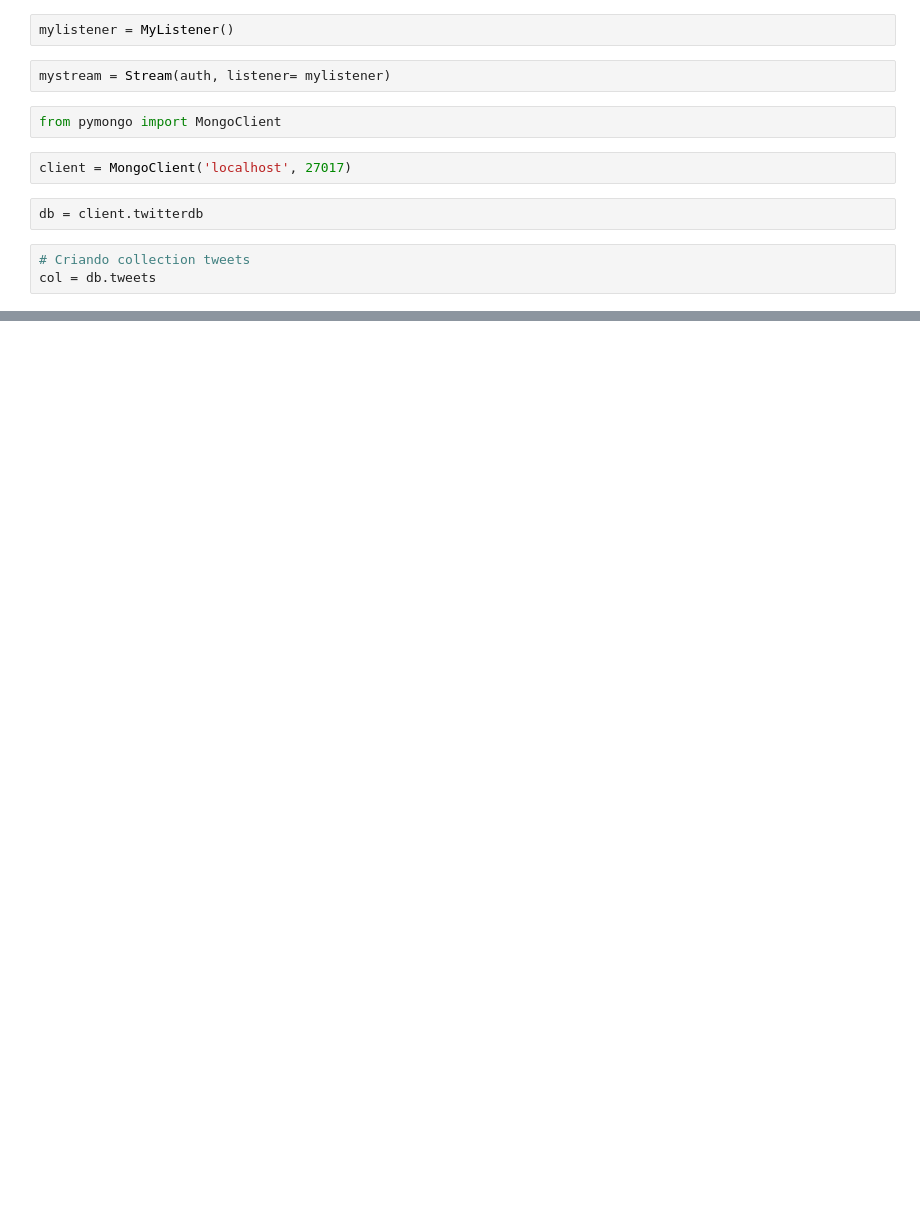
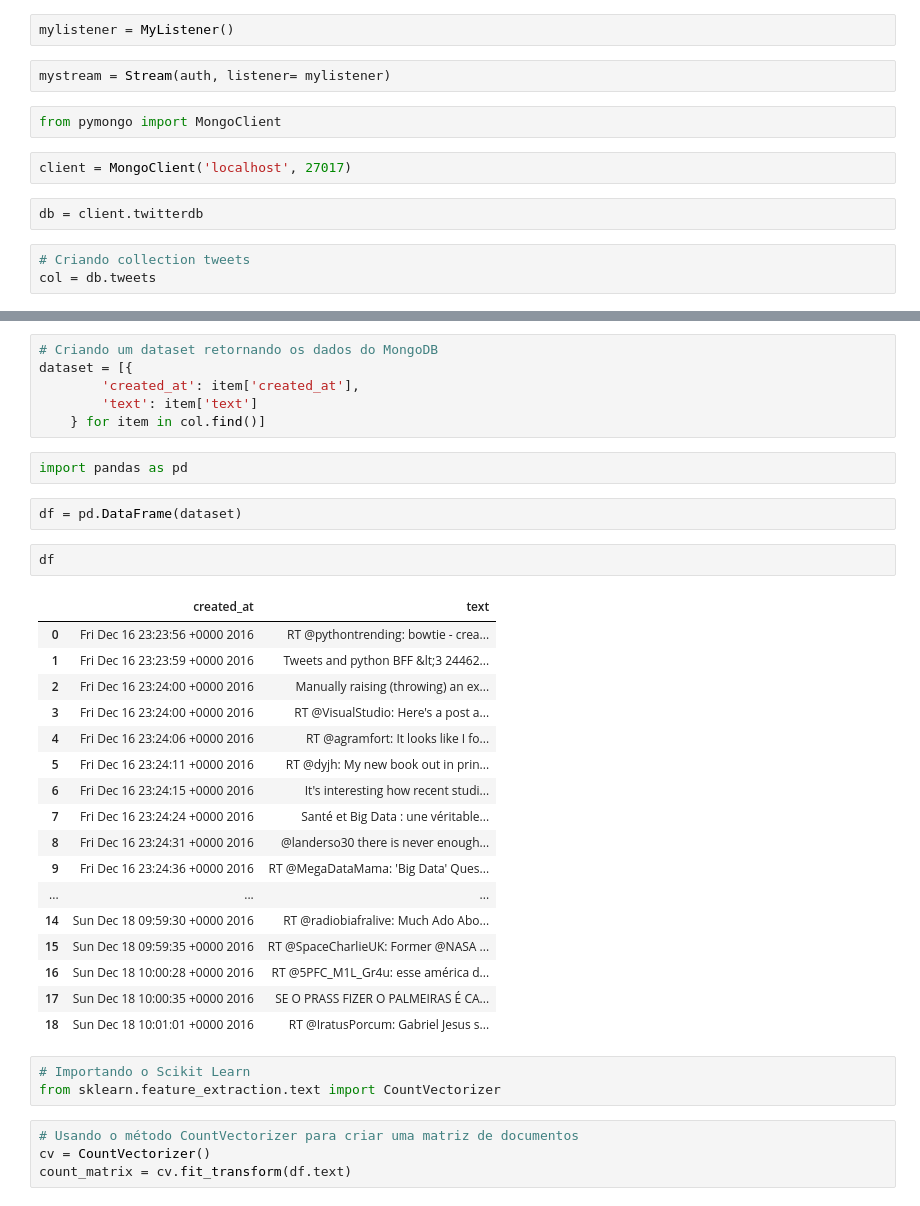
Before and after one commit to sergioadsf/dsa-python-fundamentos-analise_dados, a Jupyter notebook: capitulo6/DSA-Python-Capítulo6-Stream de Dados do Twitter com MongoDB, Pandas e Scikit Learn.ipynb, the cells around one changed output, grey strips where cells are left out. Drawn from its saved outputs; the diff is of its cells as text; blank space fills up the shorter version.

```diff
--- a/capitulo6/DSA-Python-Capítulo6-Stream de Dados do Twitter com MongoDB, Pandas e Scikit Learn.ipynb
+++ b/capitulo6/DSA-Python-Capítulo6-Stream de Dados do Twitter com MongoDB, Pandas e Scikit Learn.ipynb
@@ -55,0 +74,37 @@ mystream.filter(track=keywords)
+# %%
+# Criando um dataset retornando os dados do MongoDB
+dataset = [{
+        'created_at': item['created_at'],
+        'text': item['text']
+    } for item in col.find()]
+# %%
+import pandas as pd
+# %%
+df = pd.DataFrame(dataset)
+# %%
+df
+# %% [output]
+|  | created_at | text |
+| 0 | Fri Dec 16 23:23:56 +0000 2016 | RT @pythontrending: bowtie - crea... |
+| 1 | Fri Dec 16 23:23:59 +0000 2016 | Tweets and python BFF &lt;3 24462... |
+| 2 | Fri Dec 16 23:24:00 +0000 2016 | Manually raising (throwing) an ex... |
+| 3 | Fri Dec 16 23:24:00 +0000 2016 | RT @VisualStudio: Here's a post a... |
+| 4 | Fri Dec 16 23:24:06 +0000 2016 | RT @agramfort: It looks like I fo... |
+| 5 | Fri Dec 16 23:24:11 +0000 2016 | RT @dyjh: My new book out in prin... |
+| 6 | Fri Dec 16 23:24:15 +0000 2016 | It's interesting how recent studi... |
+| 7 | Fri Dec 16 23:24:24 +0000 2016 | Santé et Big Data : une véritable... |
+| 8 | Fri Dec 16 23:24:31 +0000 2016 | @landerso30 there is never enough... |
+| 9 | Fri Dec 16 23:24:36 +0000 2016 | RT @MegaDataMama: 'Big Data' Ques... |
+| ... | ... | ... |
+| 14 | Sun Dec 18 09:59:30 +0000 2016 | RT @radiobiafralive: Much Ado Abo... |
+| 15 | Sun Dec 18 09:59:35 +0000 2016 | RT @SpaceCharlieUK: Former @NASA ... |
+| 16 | Sun Dec 18 10:00:28 +0000 2016 | RT @5PFC_M1L_Gr4u: esse américa d... |
+| 17 | Sun Dec 18 10:00:35 +0000 2016 | SE O PRASS FIZER O PALMEIRAS É CA... |
+| 18 | Sun Dec 18 10:01:01 +0000 2016 | RT @IratusPorcum: Gabriel Jesus s... |
+# %%
+# Importando o Scikit Learn
+from sklearn.feature_extraction.text import CountVectorizer
+# %%
+# Usando o método CountVectorizer para criar uma matriz de documentos
+cv = CountVectorizer()
+count_matrix = cv.fit_transform(df.text)
```
Also changed, not shown: parts of 7 cells of this notebook, 16 other files.
